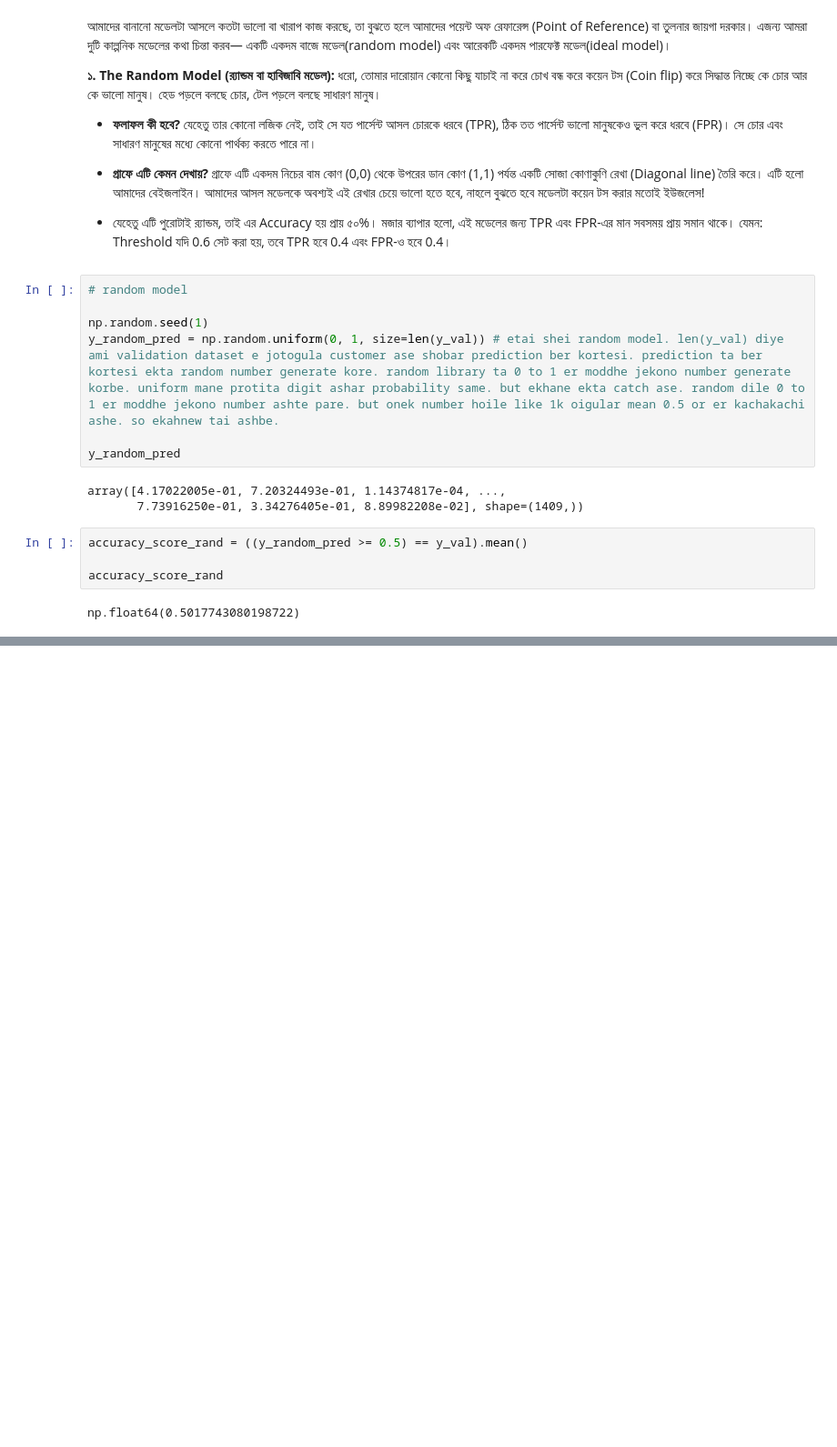
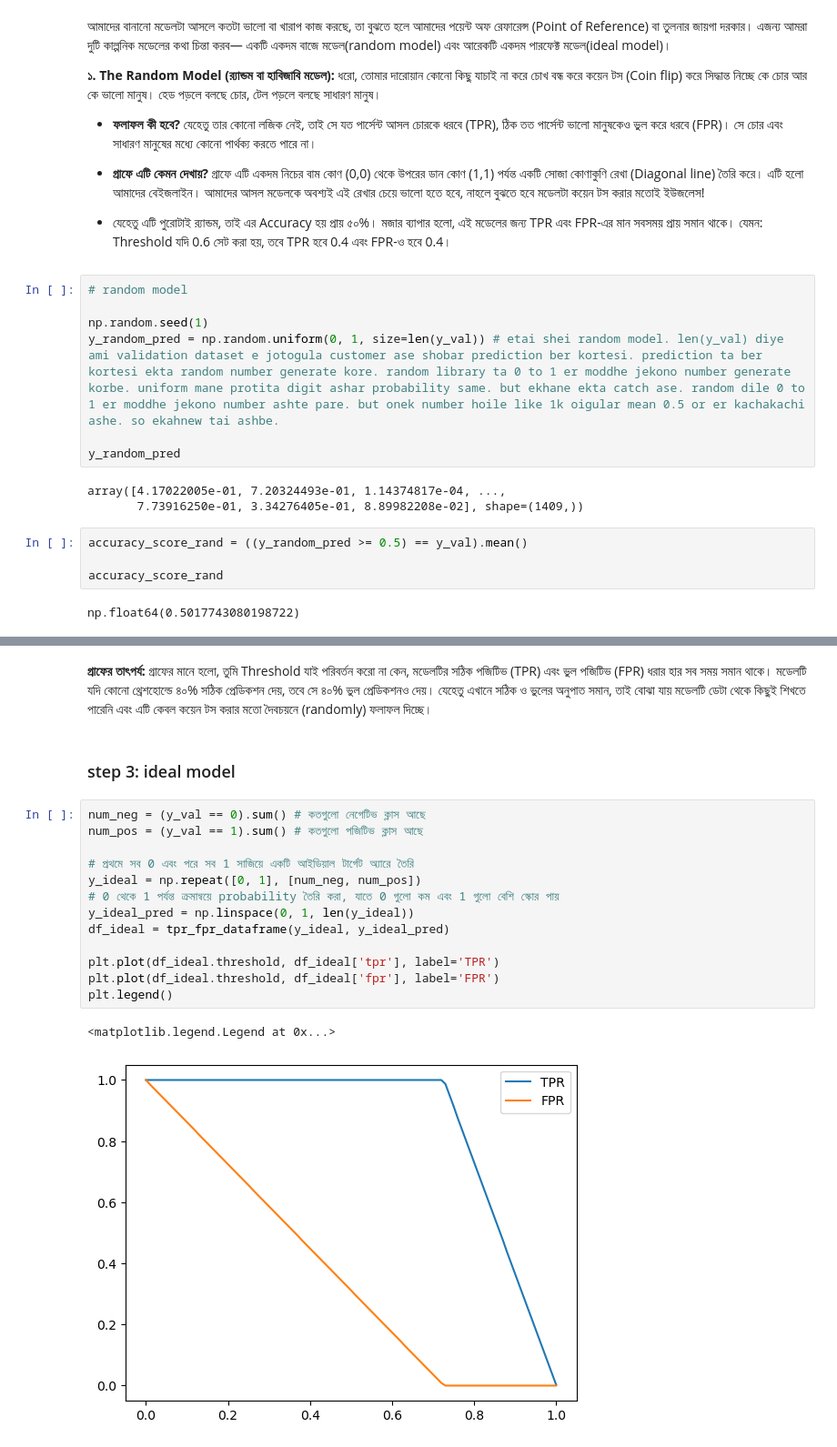
Before and after one commit to jihad-islam/Learning-ML, a Jupyter notebook: ML_ZoomCamp/Module_4/module4.ipynb, the cells around one changed output, grey strips where cells are left out. Shown at 91% size. Drawn from its saved outputs; the diff is of its cells as text; blank space fills up the shorter version.

```diff
--- a/ML_ZoomCamp/Module_4/module4.ipynb
+++ b/ML_ZoomCamp/Module_4/module4.ipynb
@@ -504,0 +560,21 @@ np.float64(0.5017743080198722)
+# %% [markdown]
+**গ্রাফের তাৎপর্য:**
+গ্রাফের মানে হলো, তুমি Threshold যাই পরিবর্তন করো না কেন, মডেলটির সঠিক পজিটিভ (TPR) এবং ভুল পজিটিভ (FPR) ধরার হার সব সময় সমান থাকে। মডেলটি যদি কোনো থ্রেশহোল্ডে ৪০% সঠিক প্রেডিকশন দেয়, তবে সে ৪০% ভুল প্রেডিকশনও দেয়। যেহেতু এখানে সঠিক ও ভুলের অনুপাত সমান, তাই বোঝা যায় মডেলটি ডেটা থেকে কিছুই শিখতে পারেনি এবং এটি কেবল কয়েন টস করার মতো দৈবচয়নে (randomly) ফলাফল দিচ্ছে।
+# %% [markdown]
+### step 3: ideal model
+# %%
+num_neg = (y_val == 0).sum() # কতগুলো নেগেটিভ ক্লাস আছে
+num_pos = (y_val == 1).sum() # কতগুলো পজিটিভ ক্লাস আছে
+
+# প্রথমে সব 0 এবং পরে সব 1 সাজিয়ে একটি আইডিয়াল টার্গেট অ্যারে তৈরি
+y_ideal = np.repeat([0, 1], [num_neg, num_pos])
+# 0 থেকে 1 পর্যন্ত ক্রমান্বয়ে probability তৈরি করা, যাতে 0 গুলো কম এবং 1 গুলো বেশি স্কোর পায়
+y_ideal_pred = np.linspace(0, 1, len(y_ideal))
+df_ideal = tpr_fpr_dataframe(y_ideal, y_ideal_pred)
+
+plt.plot(df_ideal.threshold, df_ideal['tpr'], label='TPR')
+plt.plot(df_ideal.threshold, df_ideal['fpr'], label='FPR')
+plt.legend()
+# %% [output]
+<matplotlib.legend.Legend at 0x...>
+[figure, added]
```
Also changed, not shown: parts of 3 cells of this notebook.
